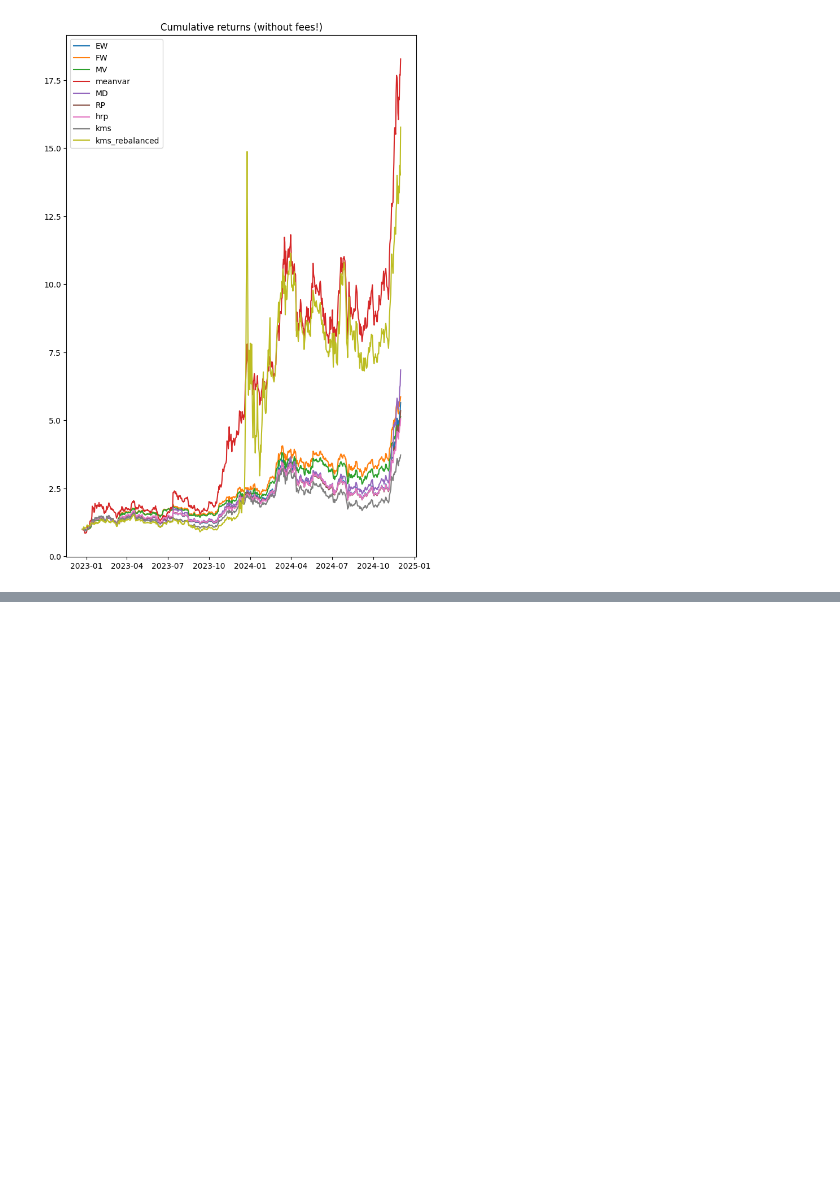
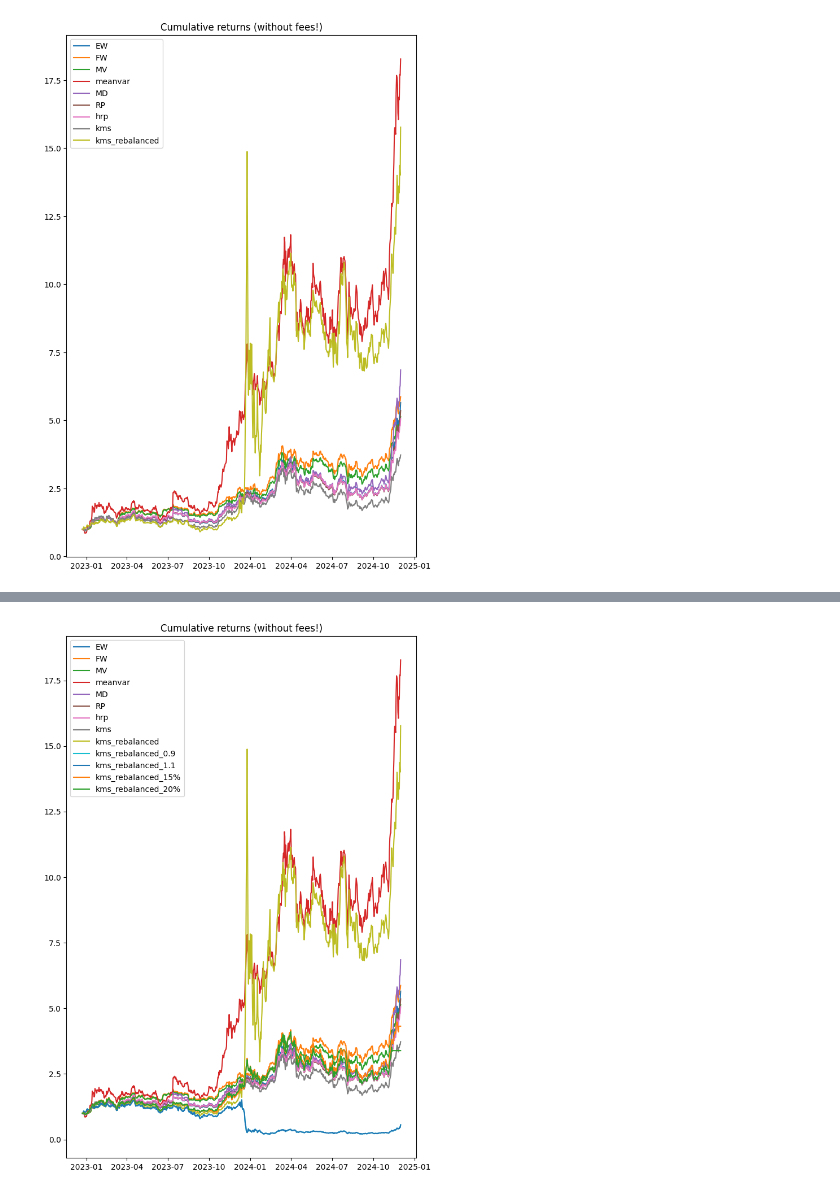
Before and after one commit to alihussainia/Crypto-Portfolio_Optimization, a Jupyter notebook: DTF1_portfolio_strategy.ipynb, the cells around one changed output, grey strips where cells are left out. Cells and saved outputs as stored; diff of their text form; code cells hidden in the pictures; blank space fills up the shorter version.

```diff
--- a/DTF1_portfolio_strategy.ipynb
+++ b/DTF1_portfolio_strategy.ipynb
@@ -2156,0 +2267,24 @@ plt.show()
+# %%
+wpf_ret = pf_ret.dropna()
+
+
+plt.figure(figsize=(8, 12))
+plt.plot((1+pf_ret['EW']).cumprod(), label='EW')
+plt.plot((1+pf_ret['FW']).cumprod(), label='FW')
+plt.plot((1+pf_ret['MV']).cumprod(), label='MV')
+plt.plot((1+pf_ret['meanvar']).cumprod(), label='meanvar')
+plt.plot((1+pf_ret['MD']).cumprod(), label='MD')
+plt.plot((1+pf_ret['RP']).cumprod(), label='RP')
+#plt.plot((1+pf_ret['mom']).cumprod(), label='mom')
+plt.plot((1+pf_ret['hrp']).cumprod(), label='hrp')
+plt.plot((1+pf_ret['kms']).cumprod(), label='kms')
+plt.plot((1+pf_ret['kms_rebalanced']).cumprod(), label='kms_rebalanced')
+plt.plot((1+pf_ret['kms_rebalanced_0.9']).cumprod(), label='kms_rebalanced_0.9')
+plt.plot((1+pf_ret['kms_rebalanced_1.1']).cumprod(), label='kms_rebalanced_1.1')
+plt.plot((1+pf_ret['kms_rebalanced_15%']).cumprod(), label='kms_rebalanced_15%')
+plt.plot((1+pf_ret['kms_rebalanced_20%']).cumprod(), label='kms_rebalanced_20%')
+plt.legend()
+plt.title('Cumulative returns (without fees!)')
+plt.show()
+# %% [output]
+[figure, added]
```
Also changed, not shown: parts of 53 cells of this notebook.
